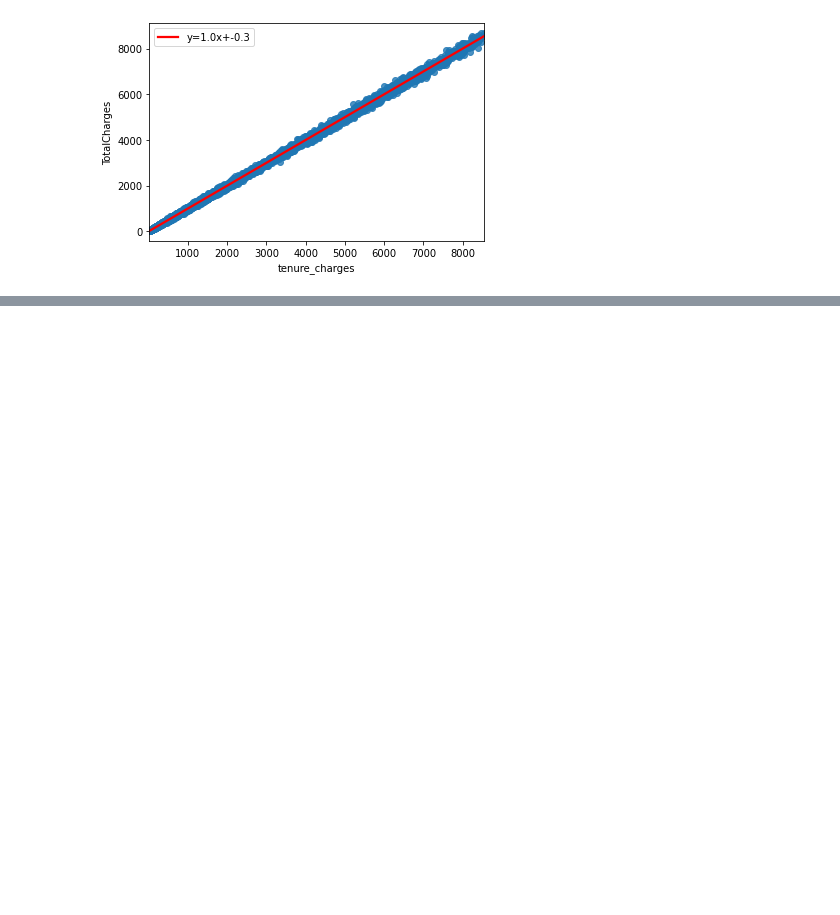
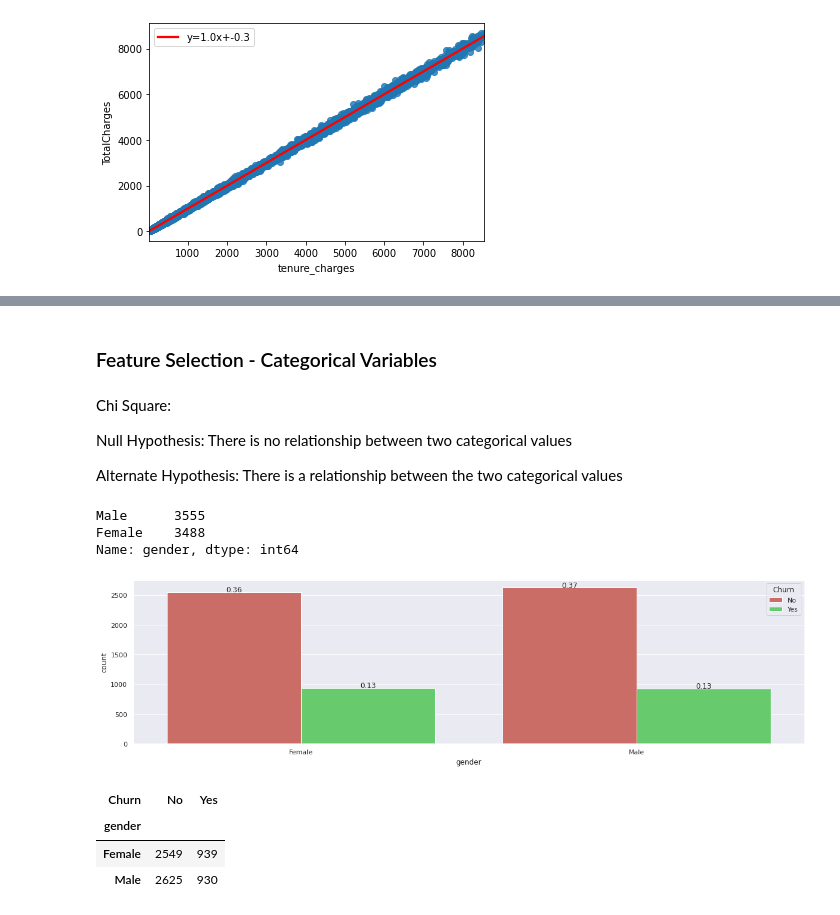
Before and after one commit to shelly2904/DATA_SCIENCE, a Jupyter notebook: EDA/Applied_Statistics.ipynb, the cells around one changed output, grey strips where cells are left out. Saved outputs shown, nothing was run; the diff lists cells and outputs as text; code cells hidden in the pictures; blank space fills up the shorter version.

Commit message:
Added feature selection

```diff
--- a/EDA/Applied_Statistics.ipynb
+++ b/EDA/Applied_Statistics.ipynb
@@ -301,3 +301,32 @@ churn_df[churn_df.isna().any(axis=1)]
 | 6670 | 4075-WKNIU | Female | 0 | 0 | 7 | Two year | No | 73.35 | ... |
 | 6754 | 2775-SEFEE | Male | 0 | 0 | 6 | Two year | Yes | 61.90 | ... |
 | 6985 | 6967-PEJLL | Male | 0 | 37 | 4 | One year | Yes | 40.20 | ... |
+# %% [markdown]
+### Feature Selection - Categorical Variables
+# %% [markdown]
+Chi Square:
+
+Null Hypothesis: There is no relationship between two categorical values
+
+Alternate Hypothesis: There is a relationship between the two categorical values
+# %%
+churn_df["gender"].value_counts()
+# %% [output]
+Male      3555
+Female    3488
+Name: gender, dtype: int64
+# %%
+sns.set(style="darkgrid")
+sns.set_palette("hls", 3)
+
+fig,ax = plt.subplots(figsize=(20,5))
+ax = sns.countplot(x='gender', hue= "Churn", data= churn_df)
+
+for p in ax.patches:
+  height = p.get_height()
+  ax.text(p.get_x()+p.get_width()/2,
+          height+3,
+          '{:1.2f}'.format(height/churn_df.shape[0]),
+          ha="center")
+# %% [output]
+[figure, added]
@@ -303,0 +335,7 @@ churn_df[churn_df.isna().any(axis=1)]
+# %%
+gender_churn_ct
+# %% [output]
+| Churn | No | Yes |
+| gender |  |  |
+| Female | 2549 | 939 |
+| Male | 2625 | 930 |
```
Also changed, not shown: parts of 2 cells of this notebook.
